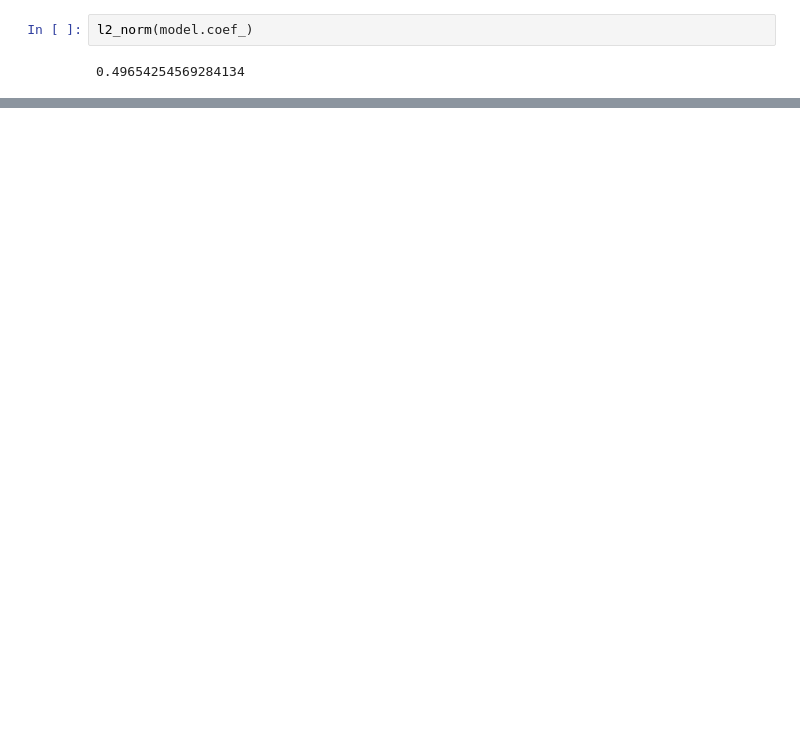
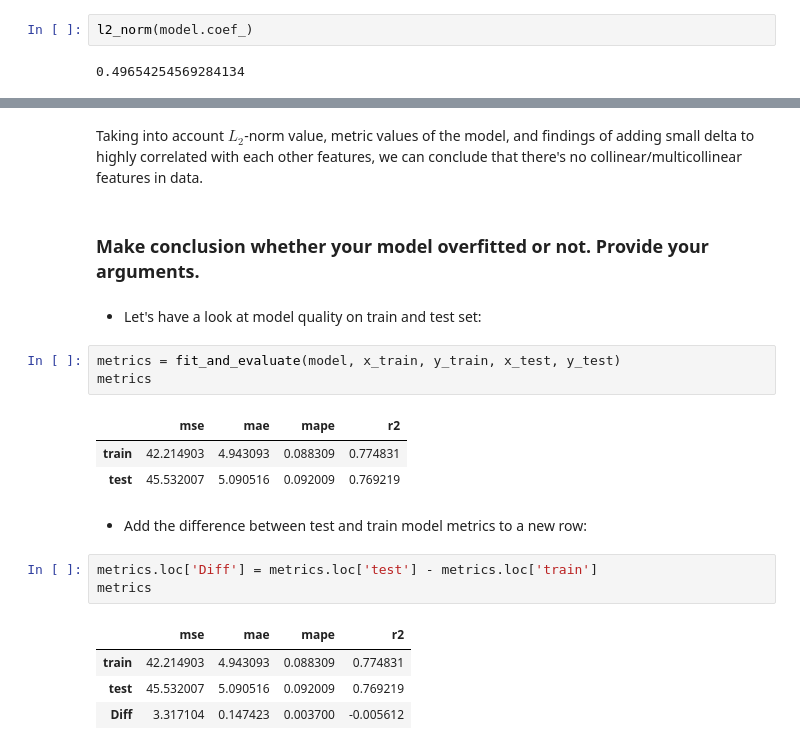
Before and after one commit to AlinaRskv/rs-school-ml-course-2, a Jupyter notebook: linear_regression.ipynb, the cells around one changed output, grey strips where cells are left out. Drawn from its saved outputs; the diff is of its cells as text; blank space fills up the shorter version.

```diff
--- a/linear_regression.ipynb
+++ b/linear_regression.ipynb
@@ -1891,0 +1894,23 @@ Taking into account $L_2$-norm value, metric values of the model, and findings o
+# %% [markdown]
+Taking into account $L_2$-norm value, metric values of the model, and findings of adding small delta to highly correlated with each other features, we can conclude that there's no collinear/multicollinear features in data.
+# %% [markdown]
+### Make conclusion whether your model overfitted or not. Provide your arguments.
+# %% [markdown]
+* Let's have a look at model quality on train and test set:
+# %%
+metrics = fit_and_evaluate(model, x_train, y_train, x_test, y_test)
+metrics
+# %% [output]
+|  | mse | mae | mape | r2 |
+| train | 42.214903 | 4.943093 | 0.088309 | 0.774831 |
+| test | 45.532007 | 5.090516 | 0.092009 | 0.769219 |
+# %% [markdown]
+* Add the difference between test and train model metrics to a new row:
+# %%
+metrics.loc['Diff'] = metrics.loc['test'] - metrics.loc['train']
+metrics
+# %% [output]
+|  | mse | mae | mape | r2 |
+| train | 42.214903 | 4.943093 | 0.088309 | 0.774831 |
+| test | 45.532007 | 5.090516 | 0.092009 | 0.769219 |
+| Diff | 3.317104 | 0.147423 | 0.003700 | -0.005612 |
```
Also changed, not shown: parts of 78 cells of this notebook.
